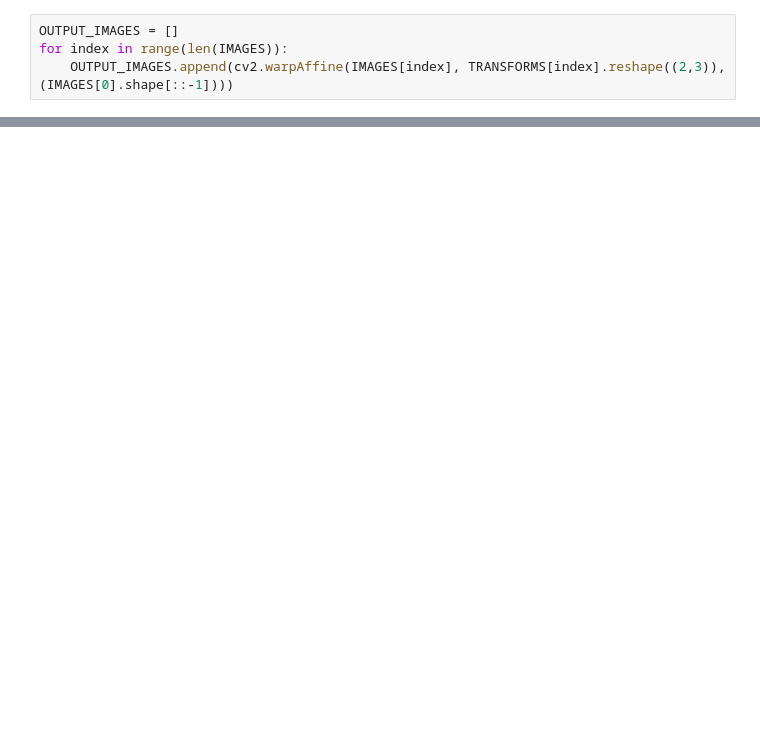
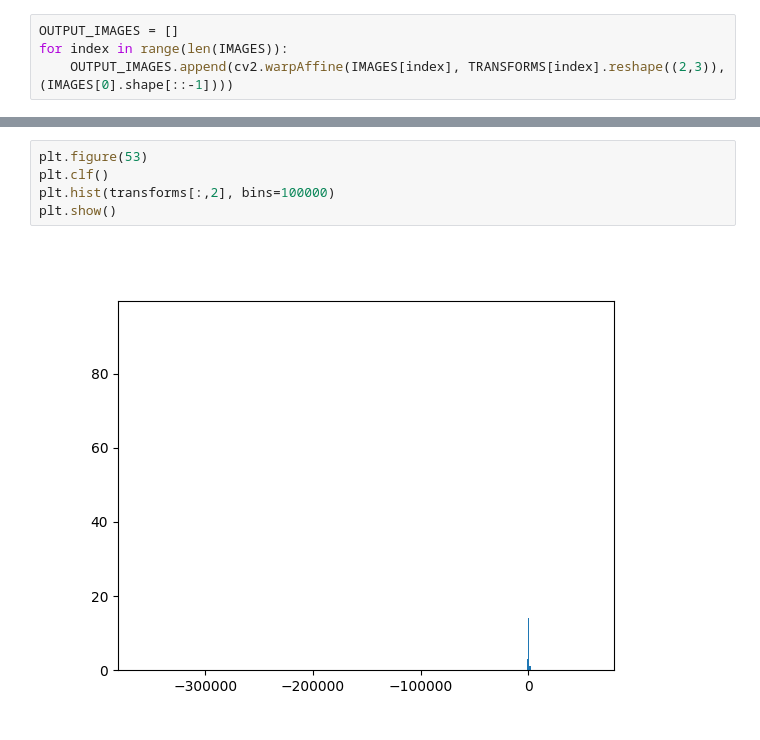
Before and after one commit to harivignesh777/DIP_course_project, a Jupyter notebook: Termproject.ipynb, the cells around one changed output, grey strips where cells are left out. Drawn from its saved outputs; the diff is of its cells as text; blank space fills up the shorter version.

```diff
--- a/Termproject.ipynb
+++ b/Termproject.ipynb
@@ -273,0 +357,7 @@ print(TRIANGLES[0][int(SIMILARITY_MAP[1][i])])
+# %%
+plt.figure(53)
+plt.clf()
+plt.hist(transforms[:,2], bins=100000)
+plt.show()
+# %% [output]
+[figure, added]
```
Also changed, not shown: parts of 16 cells of this notebook, 7 other files.
